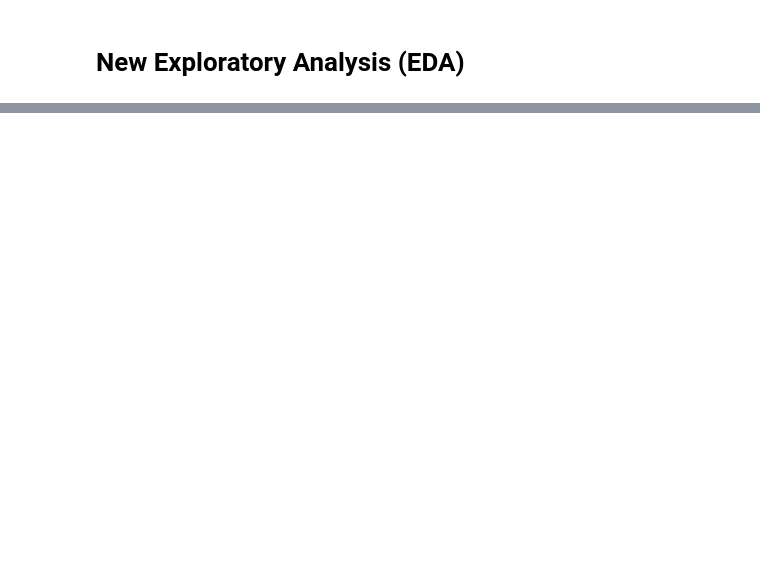
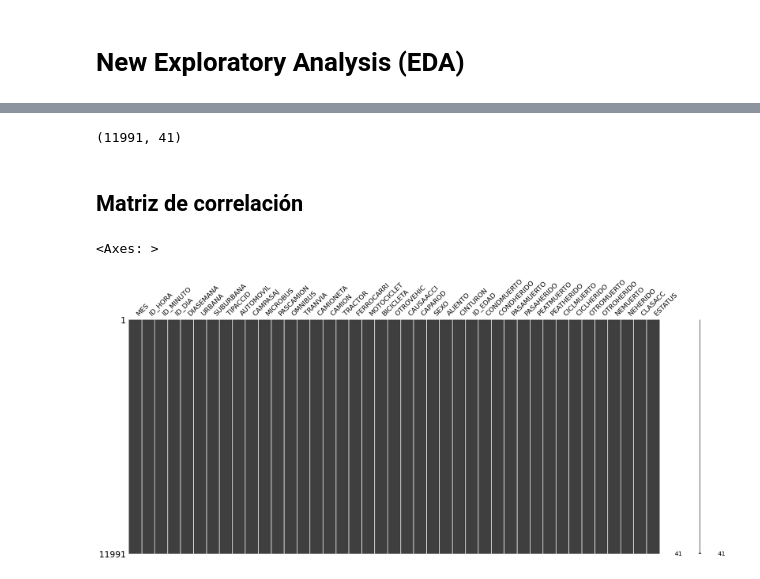
Before and after one commit to Mario-ACL/proyecto_ing_datos, a Jupyter notebook: notebooks/0.02-data-exploration-0.ipynb, the cells around one changed output, grey strips where cells are left out. Cells and saved outputs as stored; diff of their text form; code cells hidden in the pictures; blank space fills up the shorter version.

```diff
--- a/notebooks/0.02-data-exploration-0.ipynb
+++ b/notebooks/0.02-data-exploration-0.ipynb
@@ -43,0 +20,7 @@ df_inegi.to_csv('../data/interim/inegi_atus_2018_2024.csv', index=False)
+# %%
+df = pd.read_csv(data)
+
+# Se elimina la columna 'COBERTURA' ya que tiene un valor constante "MUNICIPAL"
+df.drop(columns='COBERTURA', inplace=True)
+df.reset_index(drop=True)
+df.head(3)
@@ -43,0 +39,4 @@ df_inegi.to_csv('../data/interim/inegi_atus_2018_2024.csv', index=False)
+# %%
+# Se crea df_copy para cualquier otro análisis dejando df intacto
+df_copy = df.copy()
+print(df_copy.shape)
@@ -43,0 +45,5 @@ df_inegi.to_csv('../data/interim/inegi_atus_2018_2024.csv', index=False)
+# %%
+# Filtrado del DataFrame para Hermosillo, Sonora (2024)
+df_hmo = df_copy[(df_copy['ID_ENTIDAD'] == 26) & (df_copy['ID_MUNICIPIO'] == 30)].copy()
+del_obs = df_copy.shape[0] - df_hmo.shape[0]
+print(f"Registros eliminados: {del_obs:,.0f}")
@@ -43,0 +52,4 @@ df_inegi.to_csv('../data/interim/inegi_atus_2018_2024.csv', index=False)
+# %%
+# Se eliminan las columnas con constantes delimitadas para los registros de Hermosillo, Sonora en 2024
+df_hmo.drop(columns=['ID_ENTIDAD', 'ID_MUNICIPIO', 'ANIO'], inplace=True)
+df_hmo.head(3)
@@ -43,0 +62,11 @@ df_inegi.to_csv('../data/interim/inegi_atus_2018_2024.csv', index=False)
+# %%
+df_hmo.shape
+# %% [output]
+(11991, 41)
+# %% [markdown]
+## Matriz de correlación
+# %%
+msno.matrix(df_hmo)
+# %% [output]
+<Axes: >
+[figure, added]
```
Also changed, not shown: parts of 48 cells of this notebook.
